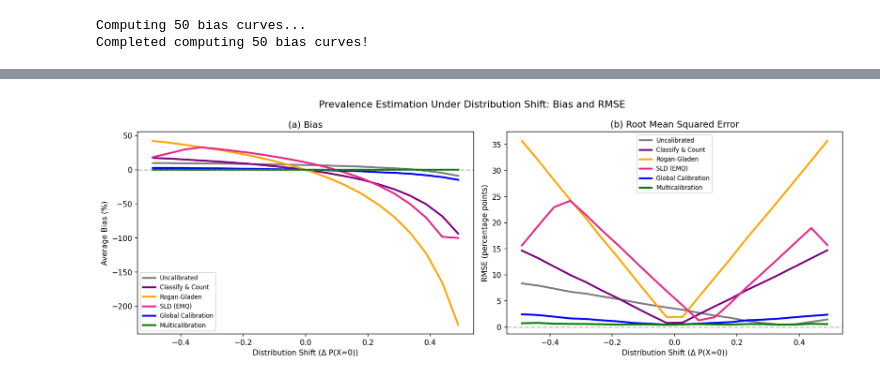
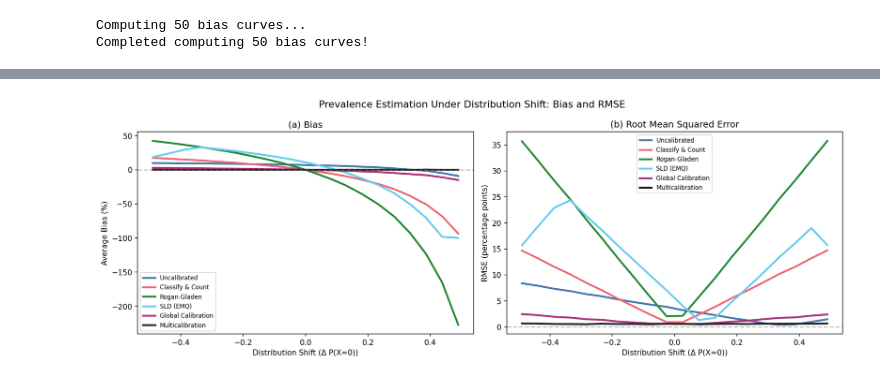
Before and after one commit to facebookresearch/multicalibrated_llm_measurement, a Jupyter notebook: simulation/prevalence_bias_simulation.ipynb, the cells around one changed output, grey strips where cells are left out. Drawn from its saved outputs; the diff is of its cells as text; code cells hidden in the pictures.

Commit message:
ensure consistent method->color mapping across plots

```diff
--- a/simulation/prevalence_bias_simulation.ipynb
+++ b/simulation/prevalence_bias_simulation.ipynb
@@ -616,40 +616,44 @@ plt.show()
 # %%
+import sys
+sys.path.insert(0, "..")
+from plot_config import METHOD_COLORS
+
 # Combined figure: Bias (left) and RMSE (right) for all methods
 methods_list = [
-    ("Uncalibrated", "avg_uncalibrated", "mse_uncalibrated", "gray"),
-    ("Classify & Count", "avg_cc", "mse_cc", "purple"),
-    ("Rogan-Gladen", "avg_rg", "mse_rg", "orange"),
-    ("SLD (EMQ)", "avg_sld", "mse_sld", "#e7298a"),
-    ("Global Calibration", "avg_calibrated", "mse_calibrated", "blue"),
-    ("Multicalibration", "avg_multicalibrated", "mse_multicalibrated", "green"),
+    ("Uncalibrated", "avg_uncalibrated", "mse_uncalibrated"),
+    ("Classify & Count", "avg_cc", "mse_cc"),
+    ("Rogan-Gladen", "avg_rg", "mse_rg"),
+    ("SLD (EMQ)", "avg_sld", "mse_sld"),
+    ("Global Calibration", "avg_calibrated", "mse_calibrated"),
+    ("Multicalibration", "avg_multicalibrated", "mse_multicalibrated"),
 ]
 
 deltas = bias_curves_results["deltas"]
 
 fig, (ax1, ax2) = plt.subplots(1, 2, figsize=(14, 5))
 
 # Left panel: Average Bias
-for name, bias_key, mse_key, color in methods_list:
-    ax1.plot(deltas, bias_curves_results[bias_key], color=color, linewidth=2.5, label=name)
+for name, bias_key, mse_key in methods_list:
+    ax1.plot(deltas, bias_curves_results[bias_key], color=METHOD_COLORS[name], linewidth=2.5, label=name)
 ax1.axhline(y=0, color="gray", linestyle="--", alpha=0.5)
 ax1.set_xlabel("Distribution Shift (Δ P(X=0))")
 ax1.set_ylabel("Average Bias (%)")
 ax1.set_title("(a) Bias")
 ax1.legend(fontsize=8)
 
 # Right panel: RMSE
-for name, bias_key, mse_key, color in methods_list:
+for name, bias_key, mse_key in methods_list:
     rmse = np.sqrt(bias_curves_results[mse_key])
-    ax2.plot(deltas, rmse, color=color, linewidth=2.5, label=name)
+    ax2.plot(deltas, rmse, color=METHOD_COLORS[name], linewidth=2.5, label=name)
 ax2.axhline(y=0, color="gray", linestyle="--", alpha=0.5)
 ax2.set_xlabel("Distribution Shift (Δ P(X=0))")
 ax2.set_ylabel("RMSE (percentage points)")
 ax2.set_title("(b) Root Mean Squared Error")
 ax2.legend(fontsize=8)
 
 fig.suptitle("Prevalence Estimation Under Distribution Shift: Bias and RMSE", fontsize=13)
 fig.tight_layout()
 fig.savefig("../paper/images/figure_multicalibration_comparison.png", dpi=300, bbox_inches="tight")
 plt.show()
 # %% [output]
-[figure, old version]
+[figure, new version]
```
Also changed, not shown: parts of 9 cells of this notebook, 4 other files.
